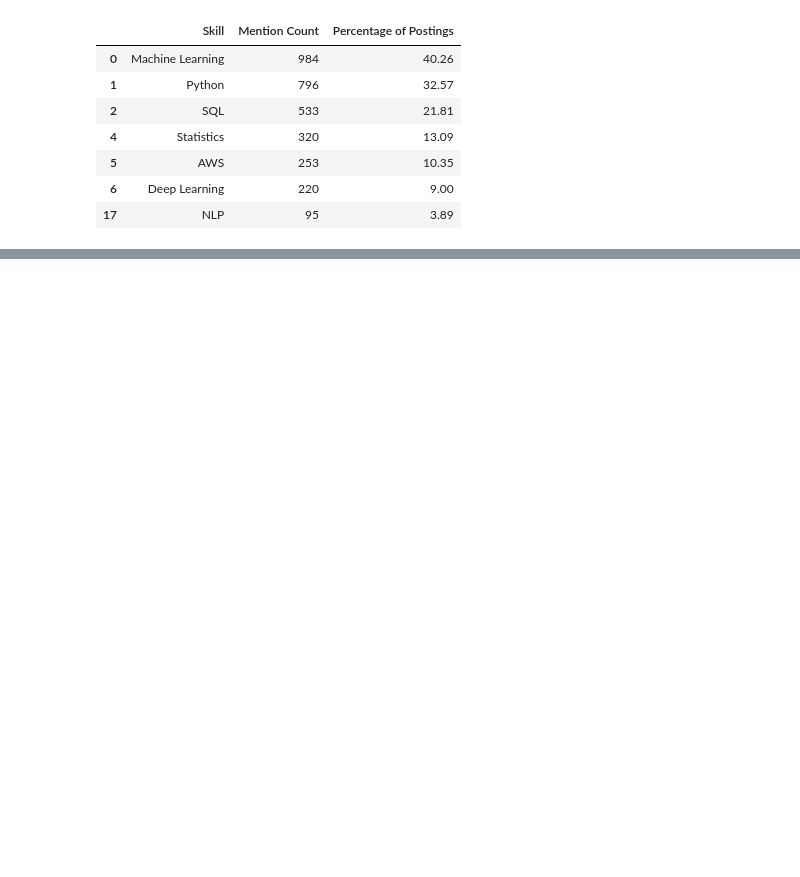
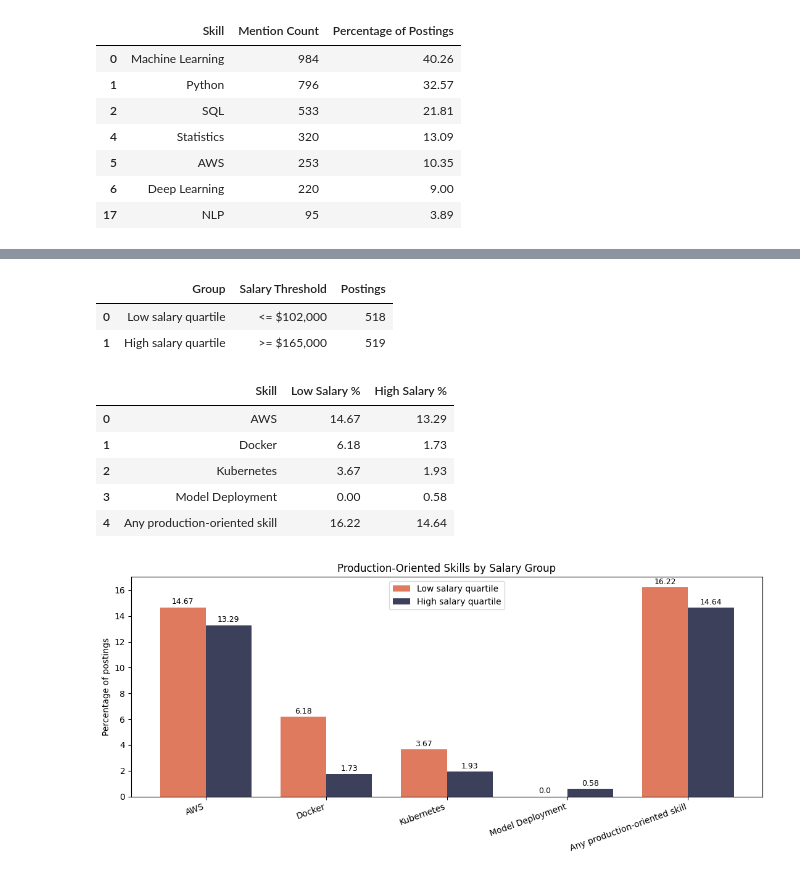
Before and after one commit to Nejel/ttu_group_project, a Jupyter notebook: experiment_1.ipynb, the cells around one changed output, grey strips where cells are left out. Saved outputs shown, nothing was run; the diff lists cells and outputs as text; code cells hidden in the pictures; blank space fills up the shorter version.

```diff
--- a/experiment_1.ipynb
+++ b/experiment_1.ipynb
@@ -124,0 +325,78 @@ This suggests that Machine Learning has become a fundamental requirement in data
+# %%
+salary_analysis_df = df.copy()
+salary_analysis_df["salary_usd"] = salary_analysis_df["salary_range"].apply(parse_salary)
+salary_analysis_df = salary_analysis_df[salary_analysis_df["salary_usd"].notna()].copy()
+
+low_salary_cutoff = salary_analysis_df["salary_usd"].quantile(0.25)
+high_salary_cutoff = salary_analysis_df["salary_usd"].quantile(0.75)
+
+low_salary_mask = salary_analysis_df["salary_usd"] <= low_salary_cutoff
+high_salary_mask = salary_analysis_df["salary_usd"] >= high_salary_cutoff
+
+production_skills = ["AWS", "Docker", "Kubernetes", "Model Deployment"]
+production_flags = pd.DataFrame({
+    skill: salary_analysis_df["job_description_skills"].fillna("").astype(str).str.contains(SKILL_PATTERNS[skill], case=False, regex=True)
+    for skill in production_skills
+})
+any_production_mask = production_flags.any(axis=1)
+
+salary_group_summary = pd.DataFrame({
+    "Group": ["Low salary quartile", "High salary quartile"],
+    "Salary Threshold": [f"<= ${low_salary_cutoff:,.0f}", f">= ${high_salary_cutoff:,.0f}"],
+    "Postings": [int(low_salary_mask.sum()), int(high_salary_mask.sum())],
+})
+
+production_skill_rows = []
+for skill in production_skills:
+    production_skill_rows.append({
+        "Skill": skill,
+        "Low Salary %": round((low_salary_mask & production_flags[skill]).sum() / low_salary_mask.sum() * 100, 2),
+        "High Salary %": round((high_salary_mask & production_flags[skill]).sum() / high_salary_mask.sum() * 100, 2),
+    })
+
+production_skill_rows.append({
+    "Skill": "Any production-oriented skill",
+    "Low Salary %": round((low_salary_mask & any_production_mask).sum() / low_salary_mask.sum() * 100, 2),
+    "High Salary %": round((high_salary_mask & any_production_mask).sum() / high_salary_mask.sum() * 100, 2),
+})
+
+production_skill_summary = pd.DataFrame(production_skill_rows)
+
+display(salary_group_summary)
+display(production_skill_summary)
+
+plot_df = production_skill_summary.melt(id_vars="Skill", var_name="Salary Group", value_name="Percentage")
+plot_df["Salary Group"] = plot_df["Salary Group"].replace({"Low Salary %": "Low salary quartile", "High Salary %": "High salary quartile"})
+
+fig, ax = plt.subplots(figsize=(11, 5))
+bar_width = 0.38
+positions = range(len(production_skill_summary))
+
+ax.bar([p - bar_width / 2 for p in positions], production_skill_summary["Low Salary %"], width=bar_width, label='Low salary quartile', color="#E07A5F")
+ax.bar([p + bar_width / 2 for p in positions], production_skill_summary["High Salary %"], width=bar_width, label='High salary quartile', color="#3D405B")
+
+ax.set_xticks(list(positions))
+ax.set_xticklabels(production_skill_summary["Skill"], rotation=20, ha='right')
+ax.set_ylabel('Percentage of postings')
+ax.set_title('Production-Oriented Skills by Salary Group')
+ax.legend()
+
+for p, value in enumerate(production_skill_summary["Low Salary %"]):
+    ax.text(p - bar_width / 2, value + 0.25, str(value), ha='center', fontsize=9)
+
+for p, value in enumerate(production_skill_summary["High Salary %"]):
+    ax.text(p + bar_width / 2, value + 0.25, str(value), ha='center', fontsize=9)
+
+plt.tight_layout()
+plt.show()
+# %% [output]
+|  | Group | Salary Threshold | Postings |
+| 0 | Low salary quartile | <= $102,000 | 518 |
+| 1 | High salary quartile | >= $165,000 | 519 |
+|  | Skill | Low Salary % | High Salary % |
+| 0 | AWS | 14.67 | 13.29 |
+| 1 | Docker | 6.18 | 1.73 |
+| 2 | Kubernetes | 3.67 | 1.93 |
+| 3 | Model Deployment | 0.00 | 0.58 |
+| 4 | Any production-oriented skill | 16.22 | 14.64 |
+[figure, added]
```
Also changed, not shown: parts of 34 cells of this notebook, 2 other files.
